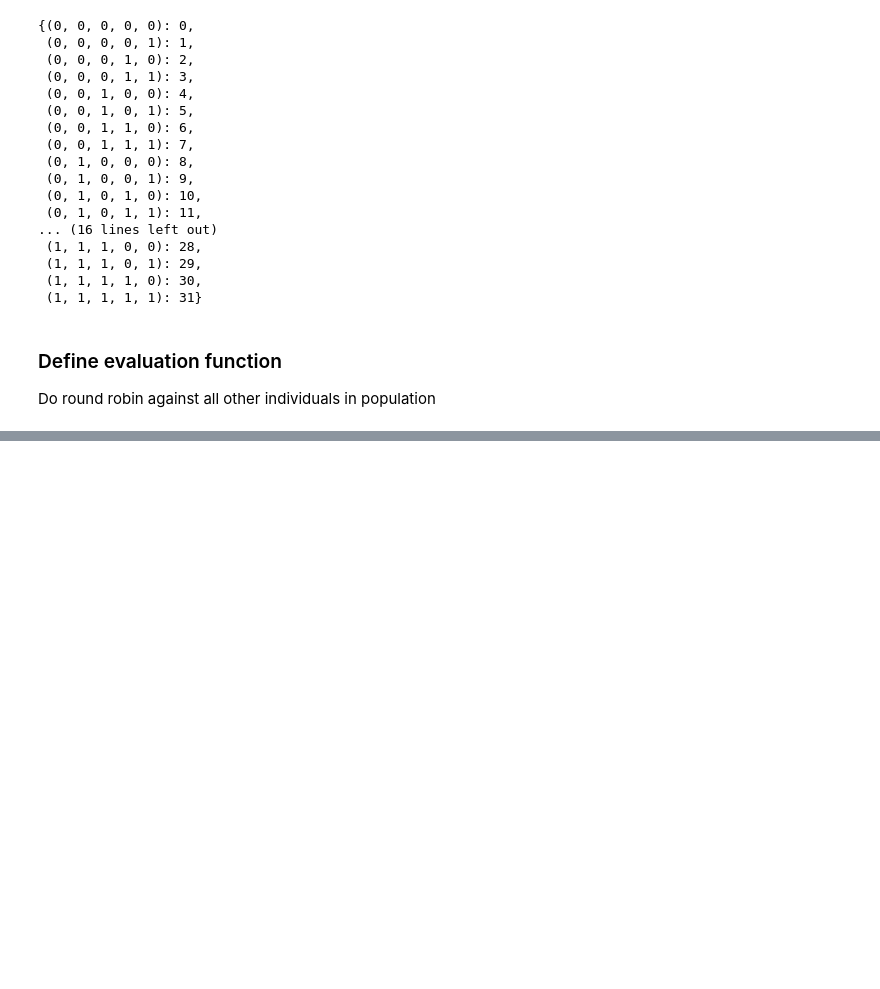
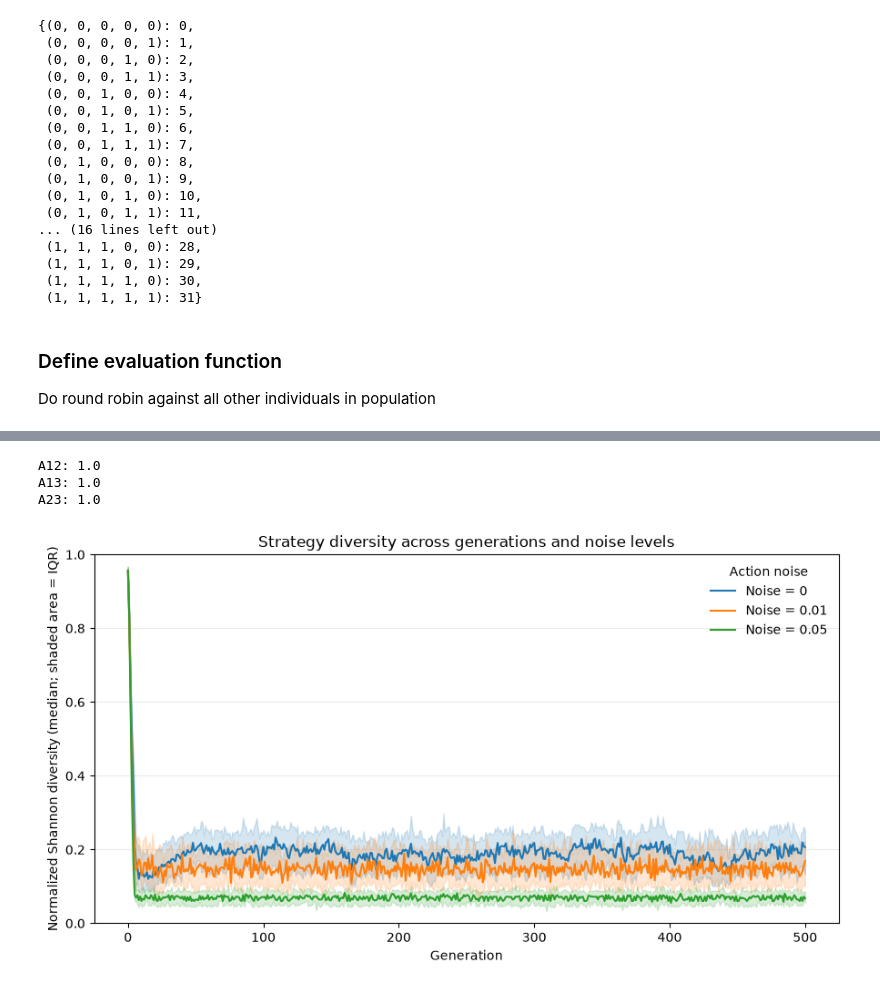
Before and after one commit to lk1ng/Project_Iterated_Prisoners_Dilemma, a Jupyter notebook: prisoners_dilemma.ipynb, the cells around one changed output, grey strips where cells are left out. Saved outputs shown, nothing was run; the diff lists cells and outputs as text; code cells hidden in the pictures; blank space fills up the shorter version.

```diff
--- a/prisoners_dilemma.ipynb
+++ b/prisoners_dilemma.ipynb
@@ -502,0 +635,41 @@ Significant at alpha=0.05: True
+# %%
+#Print A12 values
+print(f"A12: {U_stat1v2 / (len(gain[0]) * len(gain[0.01]))}")
+print(f"A13: {U_stat1v3 / (len(gain[0]) * len(gain[0.05]))}")
+print(f"A23: {U_stat2v3 / (len(gain[0.01]) * len(gain[0.05]))}")
+# %% [output]
+A12: 1.0
+A13: 1.0
+A23: 1.0
+# %%
+# for each noise level, plot a diversity curve of the population using entropy. Show IQR with each median at each generation
+fig, ax = plt.subplots(figsize=(9, 5))
+diversity_curves = {}
+
+for noise in NOISE_LEVELS:
+    run_entropies = []
+    for run in results[noise]:
+        frequencies = np.asarray(run["freq"], dtype=float)  # generations x strategies
+        log_frequencies = np.log(np.clip(frequencies, np.finfo(float).tiny, 1.0))
+        entropy_curve = -np.sum(np.where(frequencies > 0, frequencies * log_frequencies, 0.0), axis=1)
+        run_entropies.append(entropy_curve / np.log(len(STRATEGIES)))
+
+    # Summarize variation across independent runs at each generation.
+    run_entropies = np.asarray(run_entropies)
+    median = np.median(run_entropies, axis=0)
+    q1, q3 = np.percentile(run_entropies, [25, 75], axis=0)
+    generations = np.arange(len(median))
+    line, = ax.plot(generations, median, label=f"Noise = {noise:g}")
+    ax.fill_between(generations, q1, q3, color=line.get_color(), alpha=0.18)
+    diversity_curves[noise] = {"median": median, "q1": q1, "q3": q3}
+
+ax.set_xlabel("Generation")
+ax.set_ylabel("Normalized Shannon diversity (median; shaded area = IQR)")
+ax.set_title("Strategy diversity across generations and noise levels")
+ax.set_ylim(0, 1)
+ax.grid(axis="y", alpha=0.25)
+ax.legend(title="Action noise", frameon=False)
+fig.tight_layout()
+plt.show()
+# %% [output]
+[figure, added]
```
Also changed, not shown: parts of 12 cells of this notebook.
